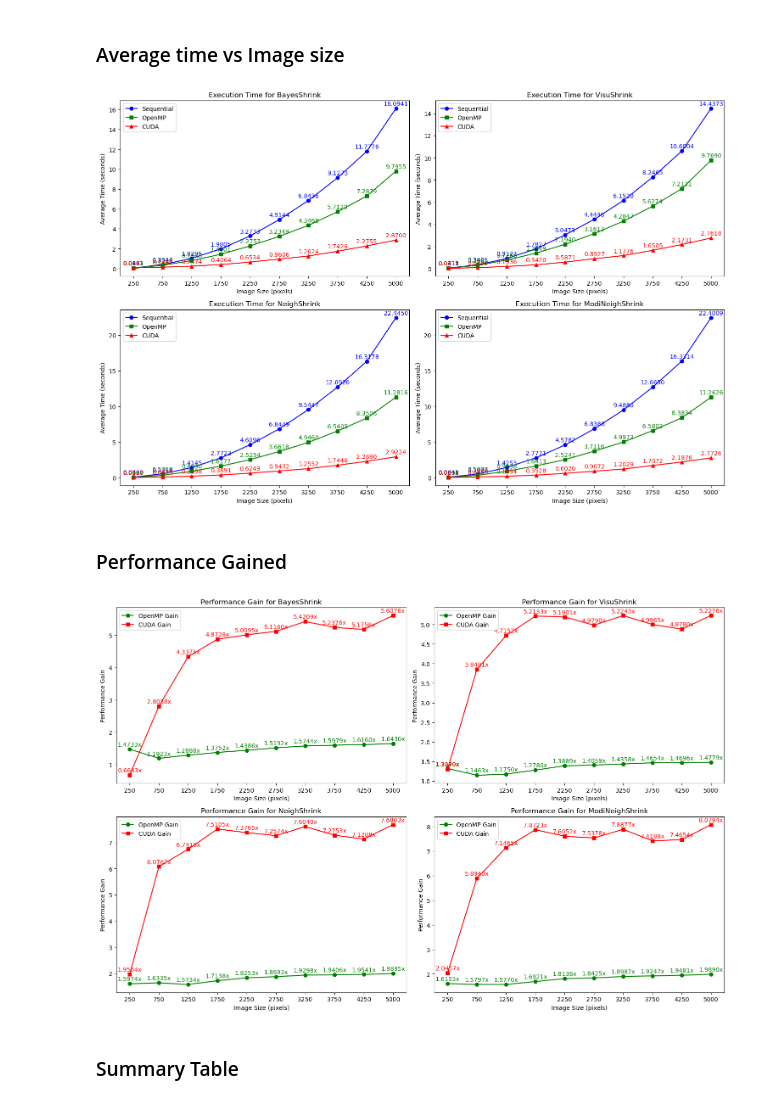
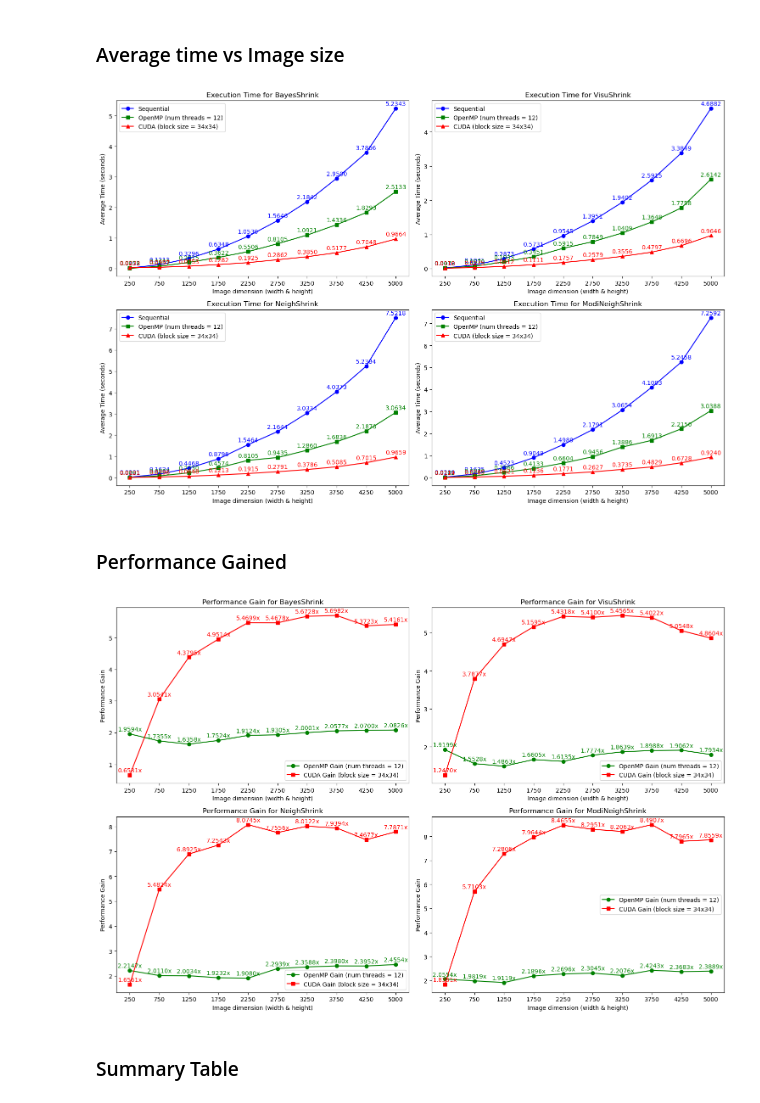
Before and after one commit to zkgan03/ImageDenoising-Parallel, a Jupyter notebook: PerformanceEvaluation.ipynb, the cells around one changed output. Cells and saved outputs as stored; diff of their text form; code cells hidden in the pictures.

Commit message:
enable set num thread

```diff
--- a/PerformanceEvaluation.ipynb
+++ b/PerformanceEvaluation.ipynb
@@ -197,6 +197,19 @@ def cuda_modiNeighShrink(input_image, n_channels, level=1, windowSize=3):
 ### OpenMP
 # %%
 # OpenMP functions
+
+#OpenMP set number of threads to be used
+denoising_dll.openmp_set_num_threads.argtypes = [
+    ctypes.c_int
+]
+denoising_dll.openmp_set_num_threads.restype = None
+def openmp_set_num_threads(num_threads):
+    denoising_dll.openmp_set_num_threads(num_threads)
+
+denoising_dll.openmp_get_num_threads.restype = ctypes.c_int
+def openmp_get_num_threads():
+    return denoising_dll.openmp_get_num_threads()
+
 
 # OpenMP Discrete Wavelet Transform (DWT)
 denoising_dll.openmp_dwt.argtypes = [
@@ -612,9 +625,10 @@ def run_and_measure(repeat, func, *args, **kwargs):
 > - `cv2.IMREAD_GRAYSCALE` --> Read as 1 channels
 > - `cv2.IMREAD_COLOR` --> Read as 3 channels
 # %%
+openmp_num_threads = 12
 n_iterations = 3
 repeat = 11
-imread = cv2.IMREAD_COLOR
+imread = cv2.IMREAD_GRAYSCALE
 
 # Define your image paths for different sizes
 image_paths = {
@@ -637,3 +651,6 @@ algos = [
     ("NeighShrink", sequential_neighShrink, openmp_neighShrink, cuda_neighShrink),
     ("ModiNeighShrink", sequential_modiNeighShrink, openmp_modiNeighShrink, cuda_modiNeighShrink),
 ]
+
+openmp_set_num_threads(openmp_num_threads)
+print(f"Number of thread set : {openmp_get_num_threads()}")
@@ -773,8 +792,8 @@ for i, (algo_name, times) in enumerate(execution_times.items()):
 
     # Plot execution time vs image size
     plt.plot(image_sizes_for_plot, seq_times, marker='o', label='Sequential', color='b')
-    plt.plot(image_sizes_for_plot, openmp_times, marker='s', label='OpenMP', color='g')
-    plt.plot(image_sizes_for_plot, cuda_times, marker='^', label='CUDA', color='r')
+    plt.plot(image_sizes_for_plot, openmp_times, marker='s', label='OpenMP (num threads = 12)', color='g')
+    plt.plot(image_sizes_for_plot, cuda_times, marker='^', label='CUDA (block size = 34x34)', color='r')
 
     # Annotate each point with the execution time
     for j, time in enumerate(seq_times):
@@ -788,7 +807,7 @@ for i, (algo_name, times) in enumerate(execution_times.items()):
                      textcoords="offset points", xytext=(0, 5), ha='center', fontsize=10, color='red')
 
     # Customize graph labels and title
-    plt.xlabel('Image Size (pixels)')
+    plt.xlabel('Image dimension (width & height)')
     plt.ylabel('Average Time (seconds)')
     plt.title(f'Execution Time for {algo_name}')
     plt.legend()
@@ -797,7 +816,7 @@ for i, (algo_name, times) in enumerate(execution_times.items()):
 # Show the graphs
 plt.show()
 # %% [output]
-[figure, old version]
+[figure, new version]
 # %% [markdown]
 ### Performance Gained
 # %%
@@ -807,37 +826,37 @@ plt.figure(figsize=(15, 10))
 for i, (algo_name, times) in enumerate(execution_times.items()):
     plt.subplot(2, 2, i + 1)
 
     image_sizes_for_plot = list(image_paths.keys())
     seq_times = times["Sequential"]
     openmp_times = times["OpenMP"]
     cuda_times = times["CUDA"]
 
     # Compute performance gains
     openmp_gains = [seq / omp for seq, omp in zip(seq_times, openmp_times)]
     cuda_gains = [seq / cud for seq, cud in zip(seq_times, cuda_times)]
 
     # Plot performance gains
-    plt.plot(image_sizes_for_plot, openmp_gains, marker='o', label='OpenMP Gain', color='g')
-    plt.plot(image_sizes_for_plot, cuda_gains, marker='s', label='CUDA Gain', color='r')
+    plt.plot(image_sizes_for_plot, openmp_gains, marker='o', label='OpenMP Gain (num threads = 12)', color='g')
+    plt.plot(image_sizes_for_plot, cuda_gains, marker='s', label='CUDA Gain (block size = 34x34)', color='r')
 
     # Annotate each point with the performance gain
     for j, gain in enumerate(openmp_gains):
         plt.annotate(f"{gain:.4f}x", (image_sizes_for_plot[j], openmp_gains[j]),
                      textcoords="offset points", xytext=(0, 5), ha='center', fontsize=10, color='green')
     for j, gain in enumerate(cuda_gains):
         plt.annotate(f"{gain:.4f}x", (image_sizes_for_plot[j], cuda_gains[j]),
                      textcoords="offset points", xytext=(0, 5), ha='center', fontsize=10, color='red')
 
     # Customize labels and title
-    plt.xlabel('Image Size (pixels)')
+    plt.xlabel('Image dimension (width & height)')
     plt.ylabel('Performance Gain')
     plt.title(f'Performance Gain for {algo_name}')
     plt.legend()
     plt.tight_layout()
 
 plt.show()
 # %% [output]
-[figure, old version]
+[figure, new version]
 # %% [markdown]
 ### Summary Table
 # %%
```
Also changed, not shown: parts of 4 cells of this notebook, 2 other files.
